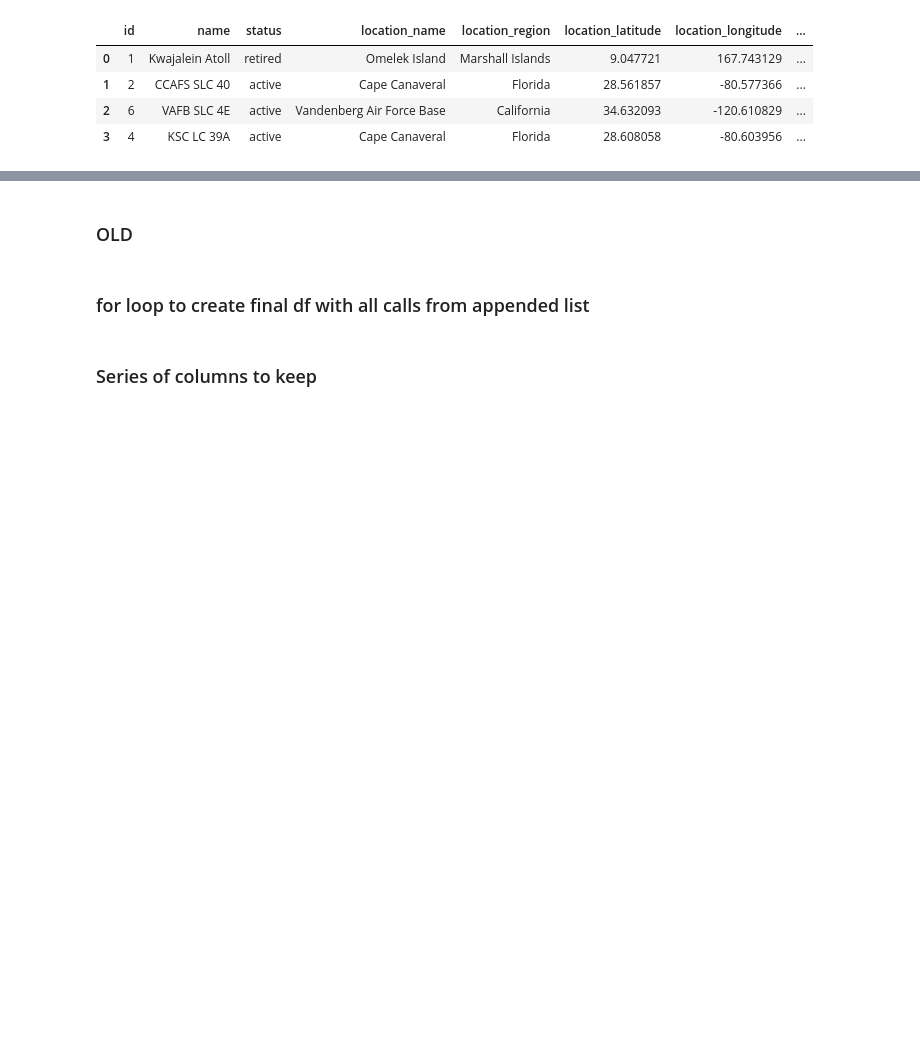
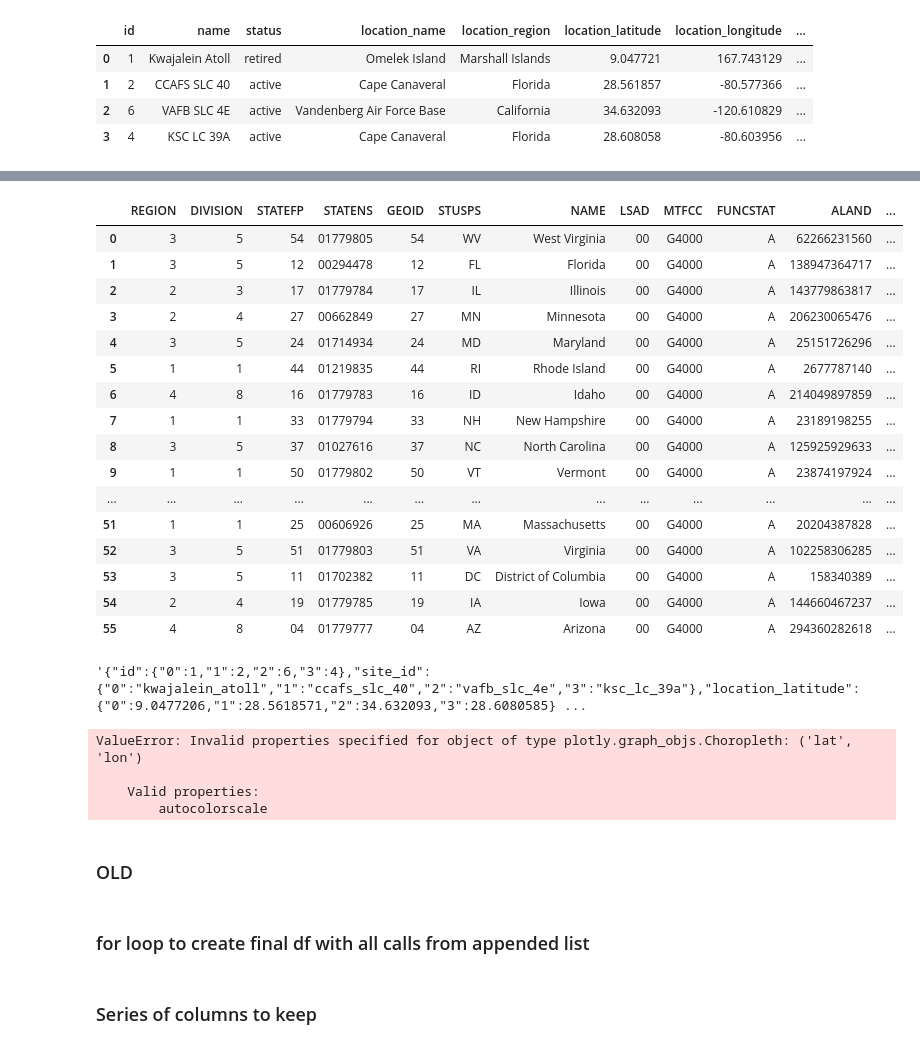
Before and after one commit to Binardino/SpaceX_launches, a Jupyter notebook: notebooks/SpaceX API_EDA.ipynb, the cells around one changed output, grey strips where cells are left out. Drawn from its saved outputs; the diff is of its cells as text; code cells hidden in the pictures; blank space fills up the shorter version.

```diff
--- a/notebooks/SpaceX API_EDA.ipynb
+++ b/notebooks/SpaceX API_EDA.ipynb
@@ -604,6 +660,3 @@ The rocket is on the launch pad - API call launchpad data
 launchpad API call - requesting ksc_lc_39a data
 
 SpaceX launchpad API call completed
-# %%
-for i in spacex_data['launch_site_site_id'].unique():
-    print(spacex_data['launch_site_site_id'])
@@ -650,0 +725,22 @@ flatten_launch_df[['site_id' ,'location_latitude', 'location_longitude']]
+# %%
+us_map = gpd.read_file(r'https://www2.census.gov/geo/tiger/TIGER2019/STATE/tl_2019_us_state.zip')
+# %%
+us_map
+# %% [output]
+|  | REGION | DIVISION | STATEFP | STATENS | GEOID | STUSPS | NAME | LSAD | MTFCC | FUNCSTAT | ALAND | ... |
+| 0 | 3 | 5 | 54 | 01779805 | 54 | WV | West Virginia | 00 | G4000 | A | 62266231560 | ... |
+| 1 | 3 | 5 | 12 | 00294478 | 12 | FL | Florida | 00 | G4000 | A | 138947364717 | ... |
+| 2 | 2 | 3 | 17 | 01779784 | 17 | IL | Illinois | 00 | G4000 | A | 143779863817 | ... |
+| 3 | 2 | 4 | 27 | 00662849 | 27 | MN | Minnesota | 00 | G4000 | A | 206230065476 | ... |
+| 4 | 3 | 5 | 24 | 01714934 | 24 | MD | Maryland | 00 | G4000 | A | 25151726296 | ... |
+| 5 | 1 | 1 | 44 | 01219835 | 44 | RI | Rhode Island | 00 | G4000 | A | 2677787140 | ... |
+| 6 | 4 | 8 | 16 | 01779783 | 16 | ID | Idaho | 00 | G4000 | A | 214049897859 | ... |
+| 7 | 1 | 1 | 33 | 01779794 | 33 | NH | New Hampshire | 00 | G4000 | A | 23189198255 | ... |
+| 8 | 3 | 5 | 37 | 01027616 | 37 | NC | North Carolina | 00 | G4000 | A | 125925929633 | ... |
+| 9 | 1 | 1 | 50 | 01779802 | 50 | VT | Vermont | 00 | G4000 | A | 23874197924 | ... |
+| ... | ... | ... | ... | ... | ... | ... | ... | ... | ... | ... | ... | ... |
+| 51 | 1 | 1 | 25 | 00606926 | 25 | MA | Massachusetts | 00 | G4000 | A | 20204387828 | ... |
+| 52 | 3 | 5 | 51 | 01779803 | 51 | VA | Virginia | 00 | G4000 | A | 102258306285 | ... |
+| 53 | 3 | 5 | 11 | 01702382 | 11 | DC | District of Columbia | 00 | G4000 | A | 158340389 | ... |
+| 54 | 2 | 4 | 19 | 01779785 | 19 | IA | Iowa | 00 | G4000 | A | 144660467237 | ... |
+| 55 | 4 | 8 | 04 | 01779777 | 04 | AZ | Arizona | 00 | G4000 | A | 294360282618 | ... |
@@ -652,4 +751,6 @@ flatten_launch_df[['site_id' ,'location_latitude', 'location_longitude']]
 merged_json = flatten_launch_df[['id','site_id' ,'location_latitude', 'location_longitude']].to_json()
 # %%
 merged_json
+# %% [output]
+'{"id":{"0":1,"1":2,"2":6,"3":4},"site_id":{"0":"kwajalein_atoll","1":"ccafs_slc_40","2":"vafb_slc_4e","3":"ksc_lc_39a"},"location_latitude":{"0":9.0477206,"1":28.5618571,"2":34.632093,"3":28.6080585} ...
 # %%
@@ -671,6 +772,11 @@ px.choropleth(flatten_launch_df,
 # fig.update_geos(fitbounds="locations", visible=True)
 # fig.update_layout(margin={"r":0,"t":0,"l":0,"b":0})
 # fig.show()
+# %% [output]
+ValueError: Invalid properties specified for object of type plotly.graph_objs.Choropleth: ('lat', 'lon')
+
+    Valid properties:
+        autocolorscale
 # %%
 px.choropleth(spacex_data,
              geojson=merged_json,
```
Also changed, not shown: parts of 32 cells of this notebook.
